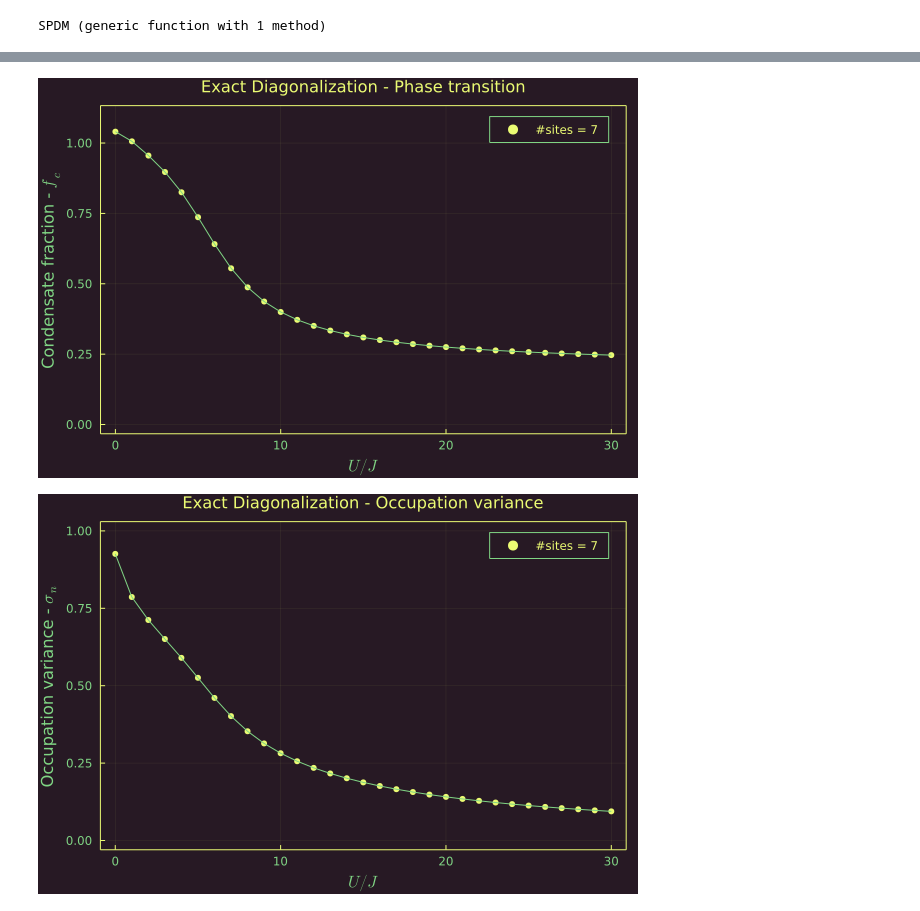
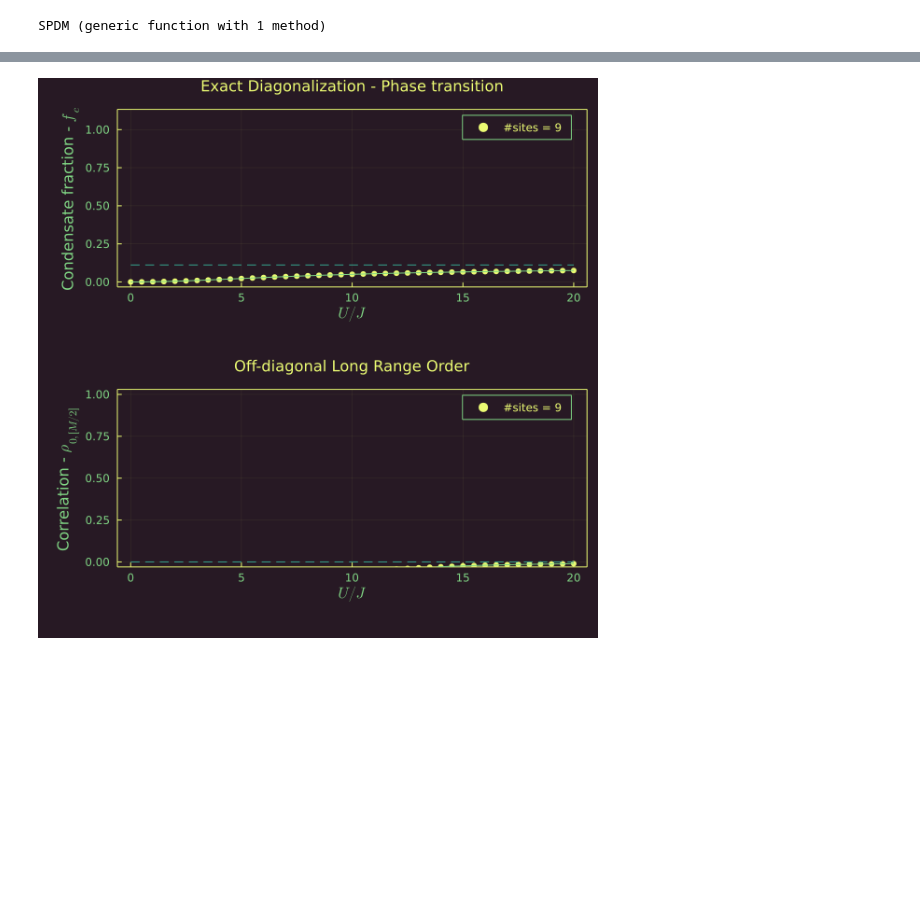
Before and after one commit to 20akshay00/MSThesis, a Jupyter notebook: src/Solving_BHM/ExactDiagonalization.ipynb, the cells around one changed output, grey strips where cells are left out. Cells and saved outputs as stored; diff of their text form; code cells hidden in the pictures; blank space fills up the shorter version.

```diff
--- a/src/Solving_BHM/ExactDiagonalization.ipynb
+++ b/src/Solving_BHM/ExactDiagonalization.ipynb
@@ -110,8 +116,10 @@ occupation_variance (generic function with 2 methods)
 # %%
-num_particles, num_states = 7, 7
+num_particles, num_states = 9, 9
 basis = generate_basis(num_particles, num_states);
+T = generate_kinetic(1, basis);
+V = generate_interaction(1, basis);
 # %%
-U = 0:1:30;
+U = 0:0.5:20;
 fc = zeros(Float64, length(U));
 nvar = zeros(Float64, length(U));
 # %%
@@ -127,11 +133,13 @@ for (i, u) in enumerate(U)
 end
 # %%
-plot(U, fc ./ num_states, st = [:scatter, :line], labels = ["#sites = 7" ""], xlabel = L"$U/J$", ylabel = L"Condensate fraction - $f_c$")
-p1 = plot!(framestyle = :box, title = "Exact Diagonalization - Phase transition", titlefontsize = 11, ylims = [0., 1.1])
+plot(U, fc ./ num_states, st = [:scatter, :line], labels = ["#sites = $(num_states)" ""], xlabel = L"$U/J$", ylabel = L"Condensate fraction - $f_c$");
+plot!(U, fill(1/num_states, length(U)), ls = :dash, label = "")
+p1 = plot!(framestyle = :box, title = "Exact Diagonalization - Phase transition", titlefontsize = 11, ylims = [0., 1.1]);
+
+plot(U, nvar, st = [:scatter, :line], labels = ["#sites = $(num_states)" ""], xlabel = L"$U/J$", ylabel = L"Correlation - $\rho_{0,[M/2]}$");
+plot!(U, zeros(length(U)), ls = :dash, label = "")
+p2 = plot!(framestyle = :box, title = "Off-diagonal Long Range Order", titlefontsize = 11, ylims = [0., 1.0]);
+
+plot(p1, p2, size = (600, 600), left_margin=5Plots.mm, bottom_margin=6Plots.mm, layout = (2, 1))
 # %% [output]
-[figure, old version]
+[figure, new version]
-# %%
-plot(U, nvar, st = [:scatter, :line], labels = ["#sites = 7" ""], xlabel = L"$U/J$", ylabel = L"Occupation variance - $\sigma_n$")
-p2 = plot!(framestyle = :box, title = "Exact Diagonalization - Occupation variance", titlefontsize = 11, ylims = [0., 1.0])
-# %% [output]
-[figure, removed]
```
Also changed, not shown: parts of 4 cells of this notebook, 6 other files.
